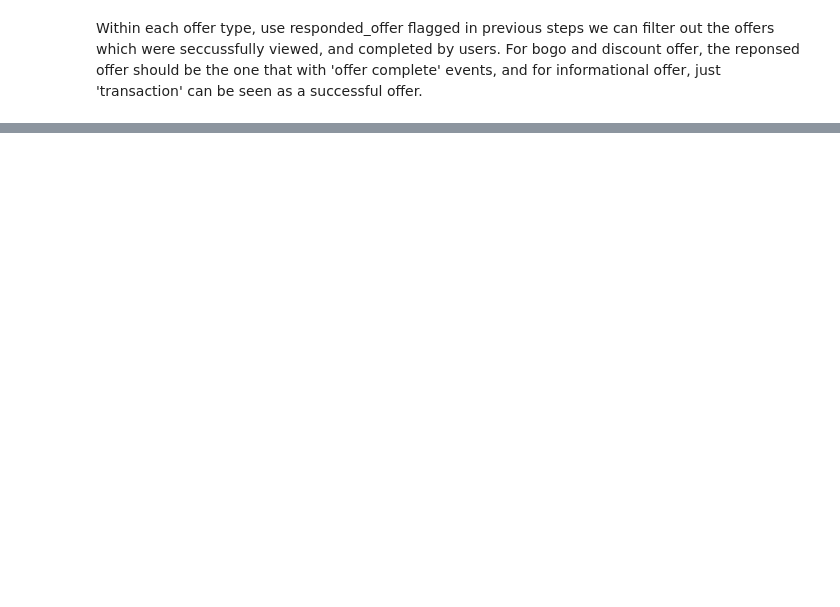
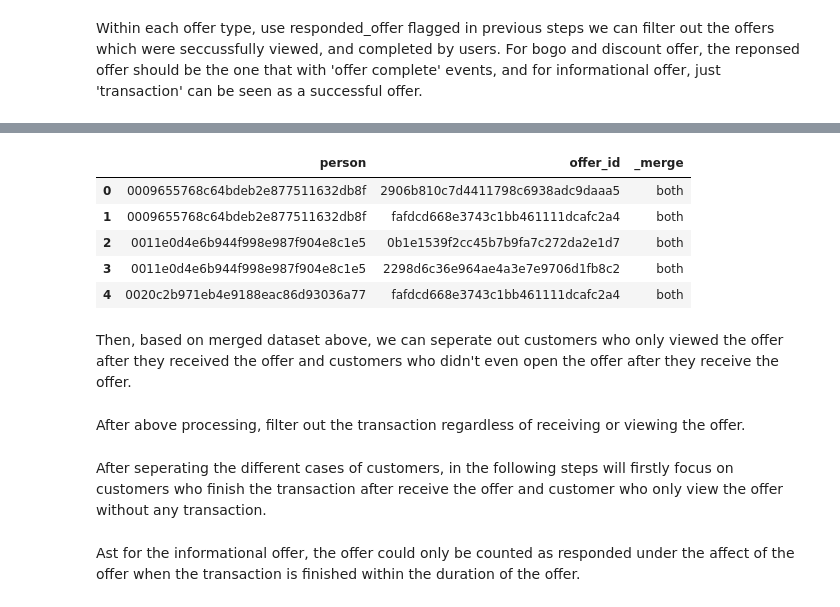
Before and after one commit to JcFreya/Starbucks-Capstone-Challenge, a Jupyter notebook: Starbucks_Capstone_notebook.ipynb, the cells around one changed output, grey strips where cells are left out. Cells and saved outputs as stored; diff of their text form; code cells hidden in the pictures; blank space fills up the shorter version.

Commit message:
Finish data processing

```diff
--- a/Starbucks_Capstone_notebook.ipynb
+++ b/Starbucks_Capstone_notebook.ipynb
@@ -462,0 +481,18 @@ discount_completed = discount[['person','offer_id']][(discount['responsed_offer'
+# %%
+# do the same processing on discountrmational offer
+discount_ids_transaction_completed = discount[['person','offer_id']][(discount['event']=='transaction') | \
+                            (discount['event']=='offer completed') ].groupby(['person','offer_id']).count().reset_index()
+discount_ids_received = discount[['person','offer_id']][discount['event']=='offer received'].groupby(['person','offer_id']).count().reset_index()
+
+# get the offer records which was only viewed without transaction and completion
+discount_merged = discount_ids_transaction_completed.merge(discount_ids_received,how='right',on=['person','offer_id'],indicator=True)
+discount_merged.head()
+# %% [output]
+|  | person | offer_id | _merge |
+| 0 | 0009655768c64bdeb2e877511632db8f | 2906b810c7d4411798c6938adc9daaa5 | both |
+| 1 | 0009655768c64bdeb2e877511632db8f | fafdcd668e3743c1bb461111dcafc2a4 | both |
+| 2 | 0011e0d4e6b944f998e987f904e8c1e5 | 0b1e1539f2cc45b7b9fa7c272da2e1d7 | both |
+| 3 | 0011e0d4e6b944f998e987f904e8c1e5 | 2298d6c36e964ae4a3e7e9706d1fb8c2 | both |
+| 4 | 0020c2b971eb4e9188eac86d93036a77 | fafdcd668e3743c1bb461111dcafc2a4 | both |
+# %% [markdown]
+Then, based on merged dataset above, we can seperate out customers who only viewed the offer after they received the offer and customers who didn't even open the offer after they receive the offer.
@@ -462,0 +527,2 @@ discount_completed = discount[['person','offer_id']][(discount['responsed_offer'
+# %% [markdown]
+After above processing, filter out the transaction regardless of receiving or viewing the offer.
@@ -462,0 +535,2 @@ discount_completed = discount[['person','offer_id']][(discount['responsed_offer'
+# %% [markdown]
+After seperating the different cases of customers, in the following steps will firstly focus on customers who finish the transaction after receive the offer and customer who only view the offer without any transaction.
@@ -462,0 +546,2 @@ discount_completed = discount[['person','offer_id']][(discount['responsed_offer'
+# %% [markdown]
+Ast for the informational offer, the offer could only be counted as responded under the affect of the offer when the transaction is finished within the duration of the offer.
```
Also changed, not shown: parts of 17 cells of this notebook.
